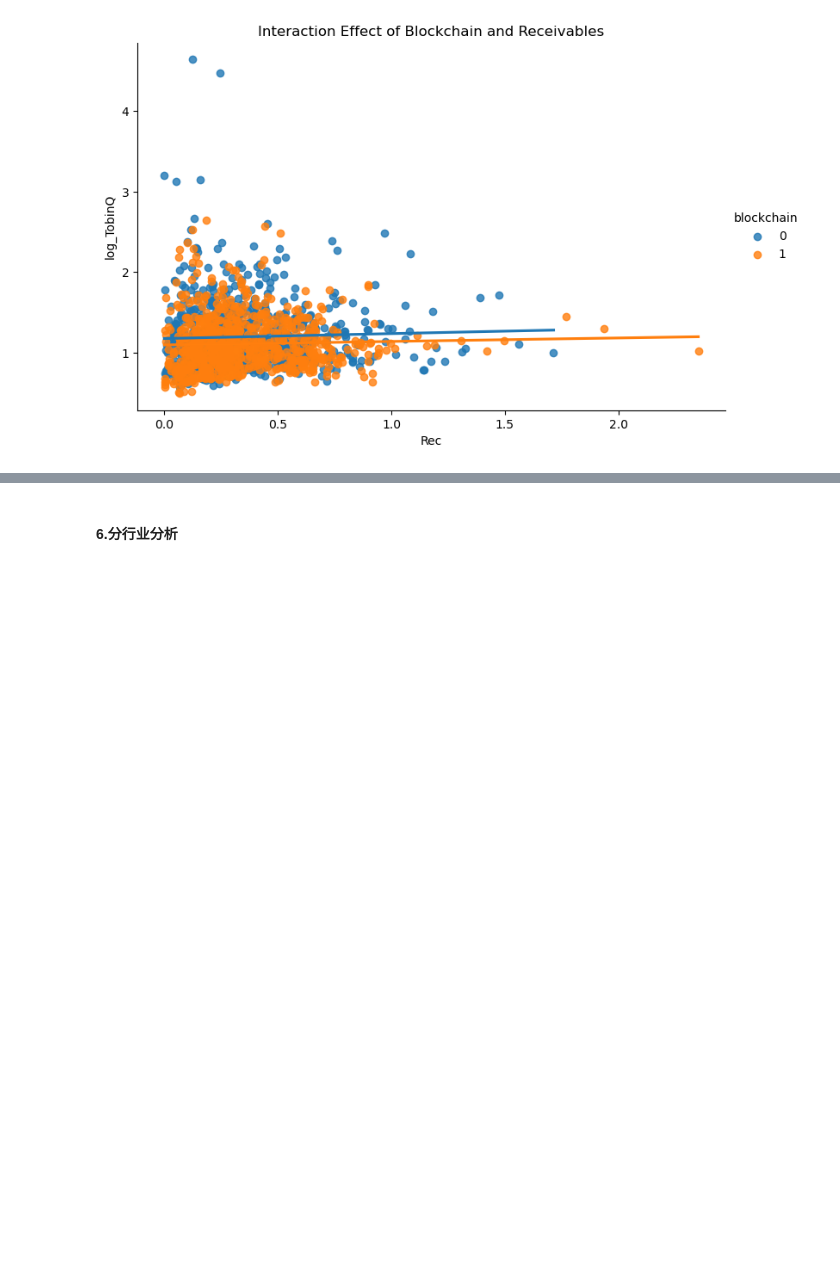
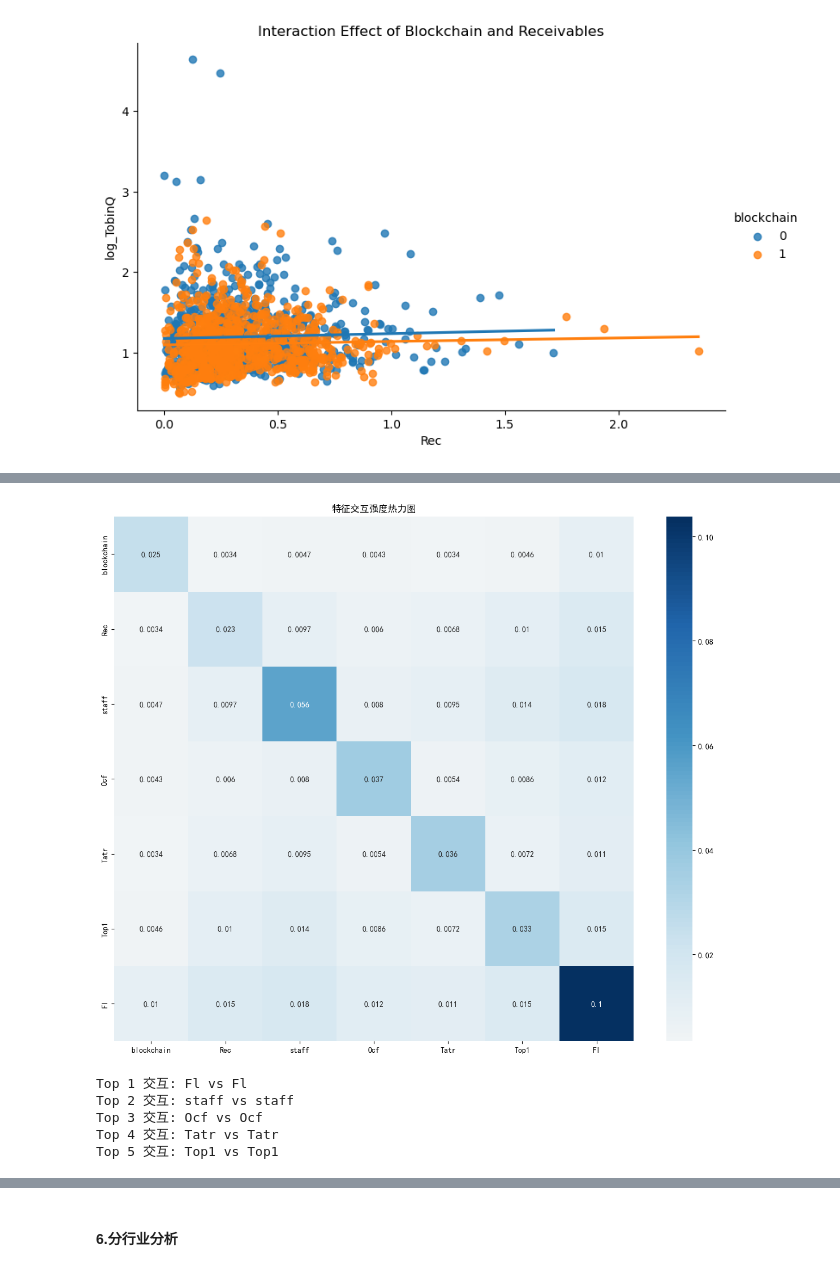
Before and after one commit to 1ppeiyue/blockchain-thesis, a Jupyter notebook: 回归分析.ipynb, the cells around one changed output, grey strips where cells are left out. Cells and saved outputs as stored; diff of their text form; code cells hidden in the pictures; blank space fills up the shorter version.

```diff
--- a/回归分析.ipynb
+++ b/回归分析.ipynb
@@ -743,0 +788,38 @@ Notes:
+# %%
+import numpy as np
+import matplotlib.pyplot as plt
+import seaborn as sns
+
+# 获取特征交互值
+interaction_values = explainer.shap_interaction_values(X)
+
+# 计算特征交互的平均影响
+mean_interactions = np.mean(np.abs(interaction_values), axis=0)
+
+# 创建热力图
+plt.figure(figsize=(12, 10))
+sns.heatmap(mean_interactions,
+            xticklabels=X.columns,
+            yticklabels=X.columns,
+            cmap='RdBu',
+            center=0,
+            annot=True)
+
+plt.title('特征交互强度热力图')
+plt.tight_layout()
+plt.show()
+
+# 打印最强的特征交互
+n_top = 5
+interaction_index = np.argsort(-np.abs(mean_interactions).flatten())
+for i in range(n_top):
+    ind_1 = interaction_index[i] // mean_interactions.shape[0]
+    ind_2 = interaction_index[i] % mean_interactions.shape[0]
+    print(f"Top {i+1} 交互: {X.columns[ind_1]} vs {X.columns[ind_2]}")
+# %% [output]
+[figure, added]
+Top 1 交互: Fl vs Fl
+Top 2 交互: staff vs staff
+Top 3 交互: Ocf vs Ocf
+Top 4 交互: Tatr vs Tatr
+Top 5 交互: Top1 vs Top1
```
Also changed, not shown: parts of 48 cells of this notebook.
